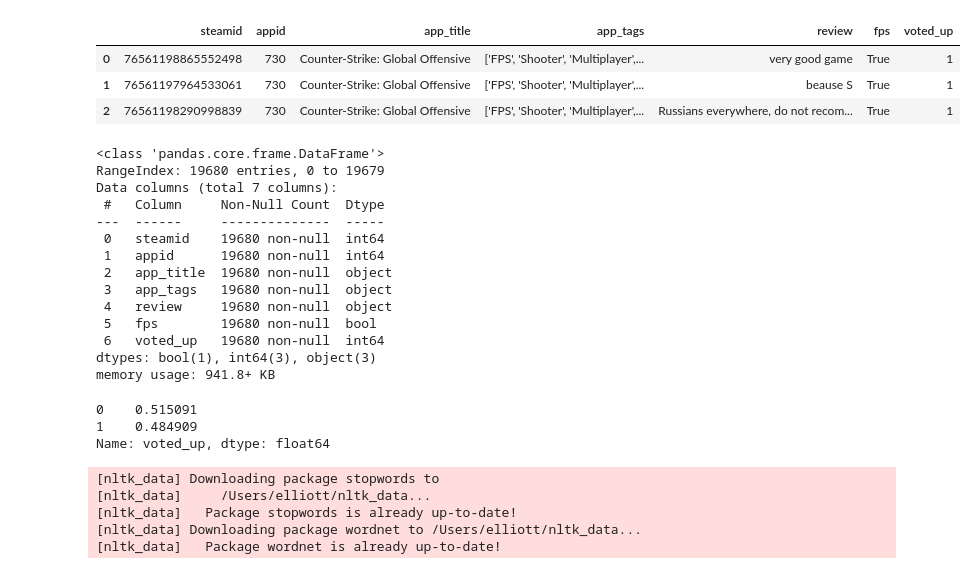
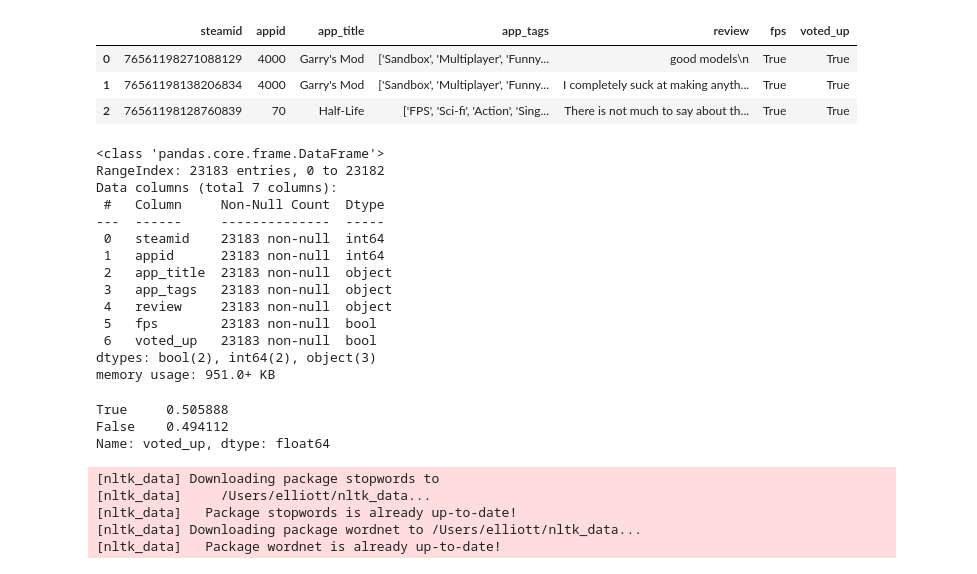
Before and after one commit to jnhoogstra/Steam_NLP_ReviewPredict, a Jupyter notebook: Notebooks/individual/elliotts_notebook/XGBoost_fullset.ipynb, the cells around one changed output. Drawn from its saved outputs; the diff is of its cells as text; code cells hidden in the pictures.

```diff
--- a/Notebooks/individual/elliotts_notebook/XGBoost_fullset.ipynb
+++ b/Notebooks/individual/elliotts_notebook/XGBoost_fullset.ipynb
@@ -72,16 +72,16 @@ from wordcloud import WordCloud
 import warnings
 warnings.filterwarnings('ignore')
 # %%
-df = pd.read_csv("../../../data/fps_main.csv")
+df = pd.read_csv("../../../data/thanos.csv")
 df.head(3)
 #X = df.drop(col, axis=1)
 #y = df[["voted_up"]]
 #X_train, X_test, y_train, y_test = train_test_split(X, y, random_state=57, test_size = 0.5)
 # %% [output]
 |  | steamid | appid | app_title | app_tags | review | fps | voted_up |
-| 0 | 76561198865552498 | 730 | Counter-Strike: Global Offensive | ['FPS', 'Shooter', 'Multiplayer',... | very good game | True | 1 |
-| 1 | 76561197964533061 | 730 | Counter-Strike: Global Offensive | ['FPS', 'Shooter', 'Multiplayer',... | beause S | True | 1 |
-| 2 | 76561198290998839 | 730 | Counter-Strike: Global Offensive | ['FPS', 'Shooter', 'Multiplayer',... | Russians everywhere, do not recom... | True | 1 |
+| 0 | 76561198271088129 | 4000 | Garry's Mod | ['Sandbox', 'Multiplayer', 'Funny... | good models\n | True | True |
+| 1 | 76561198138206834 | 4000 | Garry's Mod | ['Sandbox', 'Multiplayer', 'Funny... | I completely suck at making anyth... | True | True |
+| 2 | 76561198128760839 | 70 | Half-Life | ['FPS', 'Sci-fi', 'Action', 'Sing... | There is not much to say about th... | True | True |
 # %%
 #df = pd.concat([X_train, y_train], axis=1)
 #df_test = pd.concat([X_test, y_test], axis=1)
@@ -104,19 +104,19 @@ def ScoreModel(model, X, y):
 df.info()
 # %% [output]
 <class 'pandas.core.frame.DataFrame'>
-RangeIndex: 19680 entries, 0 to 19679
+RangeIndex: 23183 entries, 0 to 23182
 Data columns (total 7 columns):
  #   Column     Non-Null Count  Dtype
 ---  ------     --------------  -----
- 0   steamid    19680 non-null  int64
- 1   appid      19680 non-null  int64
- 2   app_title  19680 non-null  object
- 3   app_tags   19680 non-null  object
- 4   review     19680 non-null  object
- 5   fps        19680 non-null  bool
- 6   voted_up   19680 non-null  int64
-dtypes: bool(1), int64(3), object(3)
-memory usage: 941.8+ KB
+ 0   steamid    23183 non-null  int64
+ 1   appid      23183 non-null  int64
+ 2   app_title  23183 non-null  object
+ 3   app_tags   23183 non-null  object
+ 4   review     23183 non-null  object
+ 5   fps        23183 non-null  bool
+ 6   voted_up   23183 non-null  bool
+dtypes: bool(2), int64(2), object(3)
+memory usage: 951.0+ KB
 # %%
 #cols = ["review_id", "year", "title"]
 
@@ -125,8 +125,8 @@ memory usage: 941.8+ KB
 # %%
 df["voted_up"].value_counts(normalize=True)
 # %% [output]
-0    0.515091
-1    0.484909
+True     0.505888
+False    0.494112
 Name: voted_up, dtype: float64
 # %%
 nltk.download('stopwords')
```
Also changed, not shown: parts of 15 cells of this notebook, 2 other files.
